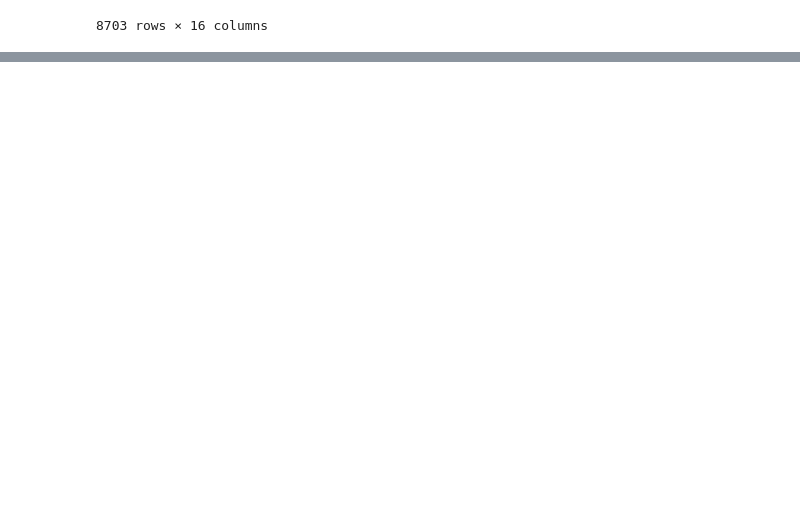
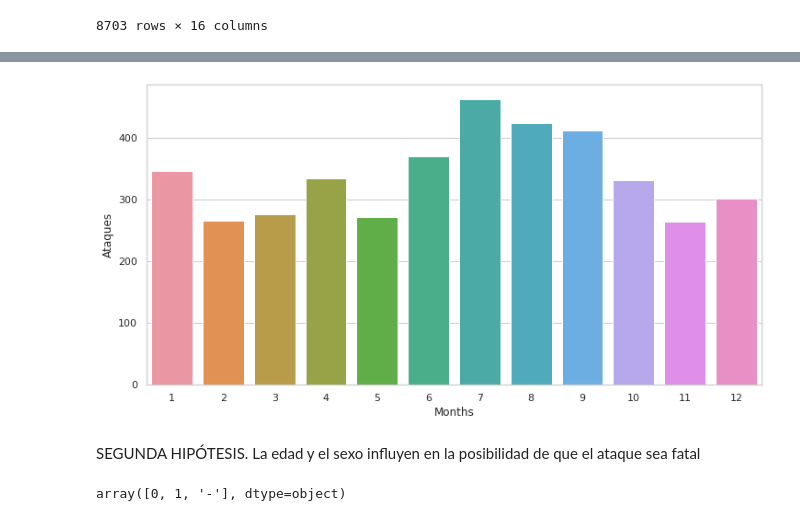
Before and after one commit to IsabelGarcia11/data-cleaning-pandas, a Jupyter notebook: Yourcode/Vis-pandas.ipynb, the cells around one changed output, grey strips where cells are left out. Drawn from its saved outputs; the diff is of its cells as text; code cells hidden in the pictures; blank space fills up the shorter version.

```diff
--- a/Yourcode/Vis-pandas.ipynb
+++ b/Yourcode/Vis-pandas.ipynb
@@ -153,0 +119,4 @@ sns.boxplot(x="Months", data=filtro);
+# %%
+#De mayor a menor, los meses en función del número de ataques (desde 1950)
+surfistass=filtro.groupby(['Months']).agg({'Year_2':'count'}).reset_index().rename(columns={"Year_2":"Ataques"})
+surfistass.sort_values(by="Ataques",ascending=False)
@@ -153,0 +137,7 @@ sns.boxplot(x="Months", data=filtro);
+# %%
+sns.barplot(x="Months", y="Ataques", data=surfistass, ci="sd")
+rcParams['figure.figsize'] = 12,6;
+# %% [output]
+[figure, added]
+# %% [markdown]
+SEGUNDA HIPÓTESIS. La edad y el sexo influyen en la posibilidad de que el ataque sea fatal
@@ -153,0 +160,4 @@ sns.boxplot(x="Months", data=filtro);
+# %%
+Visual["Fatality"].unique() #compruebo que ahora únicamente hay valores (0,1,"-")
+# %% [output]
+array([0, 1, '-'], dtype=object)
```
Also changed, not shown: parts of 65 cells of this notebook, 12 other files.
